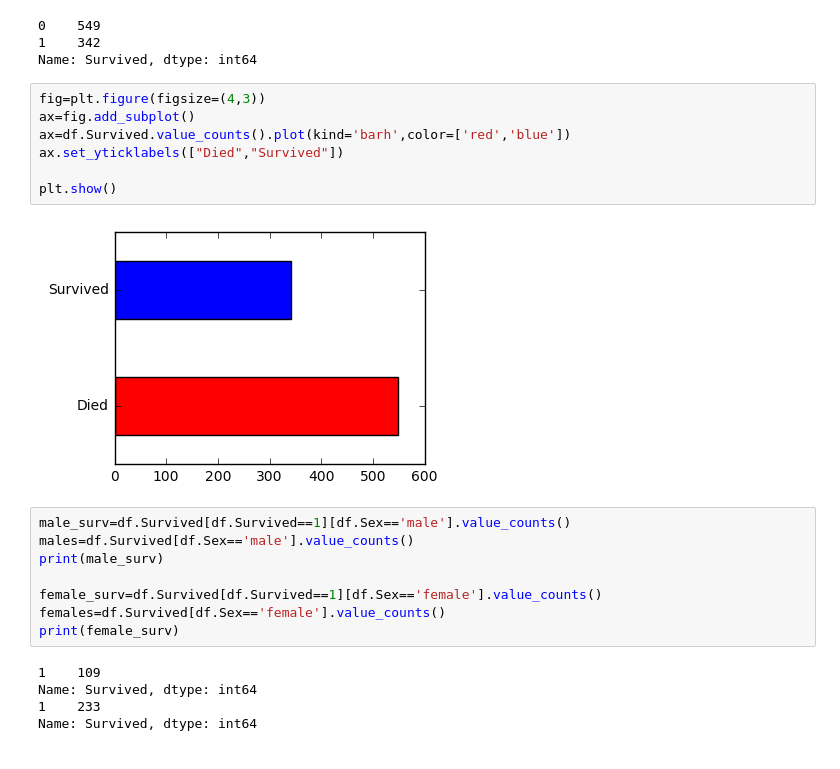
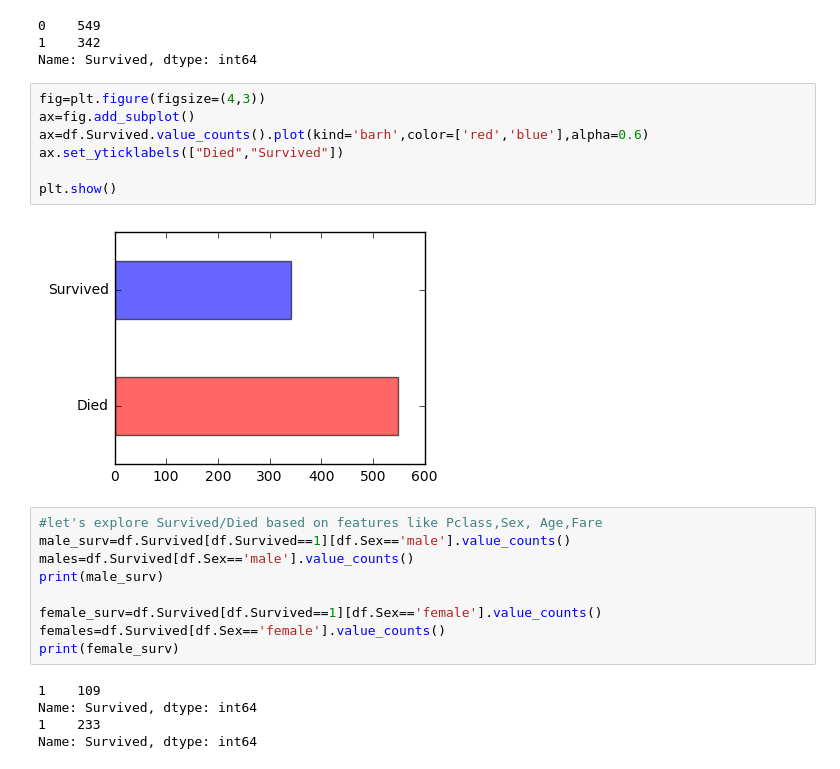
Before and after one commit to nenduru1/Kaggle, a Jupyter notebook: titanic_ne.ipynb, the cells around one changed output. Drawn from its saved outputs; the diff is of its cells as text.

```diff
--- a/titanic_ne.ipynb
+++ b/titanic_ne.ipynb
@@ -90,13 +91,14 @@ Name: Survived, dtype: int64
 # %%
 fig=plt.figure(figsize=(4,3))
 ax=fig.add_subplot()
-ax=df.Survived.value_counts().plot(kind='barh',color=['red','blue'])
+ax=df.Survived.value_counts().plot(kind='barh',color=['red','blue'],alpha=0.6)
 ax.set_yticklabels(["Died","Survived"])
 
 plt.show()
 # %% [output]
-[figure, old version]
+[figure, new version]
 # %%
+#let's explore Survived/Died based on features like Pclass,Sex, Age,Fare
 male_surv=df.Survived[df.Survived==1][df.Sex=='male'].value_counts()
 males=df.Survived[df.Sex=='male'].value_counts()
 print(male_surv)
```
Also changed, not shown: parts of 26 cells of this notebook.
